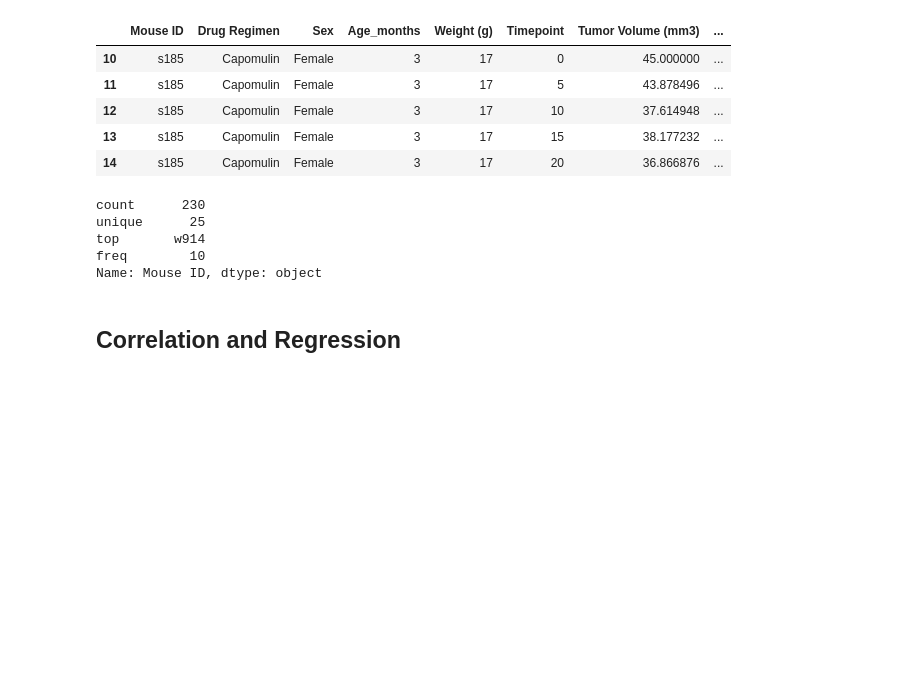
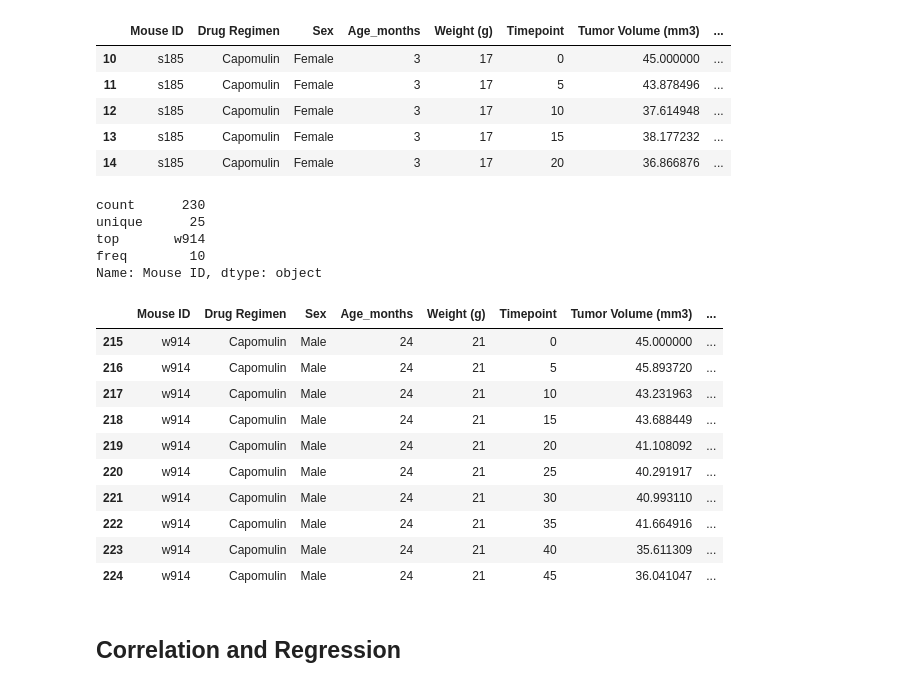
Before and after one commit to joe-m-2020/Pymaceuticals, a Jupyter notebook: pymaceuticals_starter-checkpoint-checkpoint-checkpoint.ipynb, the cells around one changed output. Drawn from its saved outputs; the diff is of its cells as text; code cells hidden in the pictures; blank space fills up the shorter version.

```diff
--- a/pymaceuticals_starter-checkpoint-checkpoint-checkpoint.ipynb
+++ b/pymaceuticals_starter-checkpoint-checkpoint-checkpoint.ipynb
@@ -377,7 +377,20 @@ top       w914
 freq        10
 Name: Mouse ID, dtype: object
 # %%
-w914_data = capomulin_df.loc[ca]
+w914_data = capomulin_df.loc[capomulin_df['Mouse ID'] == 'w914']
+w914_data
+# %% [output]
+|  | Mouse ID | Drug Regimen | Sex | Age_months | Weight (g) | Timepoint | Tumor Volume (mm3) | ... |
+| 215 | w914 | Capomulin | Male | 24 | 21 | 0 | 45.000000 | ... |
+| 216 | w914 | Capomulin | Male | 24 | 21 | 5 | 45.893720 | ... |
+| 217 | w914 | Capomulin | Male | 24 | 21 | 10 | 43.231963 | ... |
+| 218 | w914 | Capomulin | Male | 24 | 21 | 15 | 43.688449 | ... |
+| 219 | w914 | Capomulin | Male | 24 | 21 | 20 | 41.108092 | ... |
+| 220 | w914 | Capomulin | Male | 24 | 21 | 25 | 40.291917 | ... |
+| 221 | w914 | Capomulin | Male | 24 | 21 | 30 | 40.993110 | ... |
+| 222 | w914 | Capomulin | Male | 24 | 21 | 35 | 41.664916 | ... |
+| 223 | w914 | Capomulin | Male | 24 | 21 | 40 | 35.611309 | ... |
+| 224 | w914 | Capomulin | Male | 24 | 21 | 45 | 36.041047 | ... |
 # %%
 # Generate a scatter plot of average tumor volume vs. mouse weight for the Capomulin regimen
 # %% [markdown]
```
